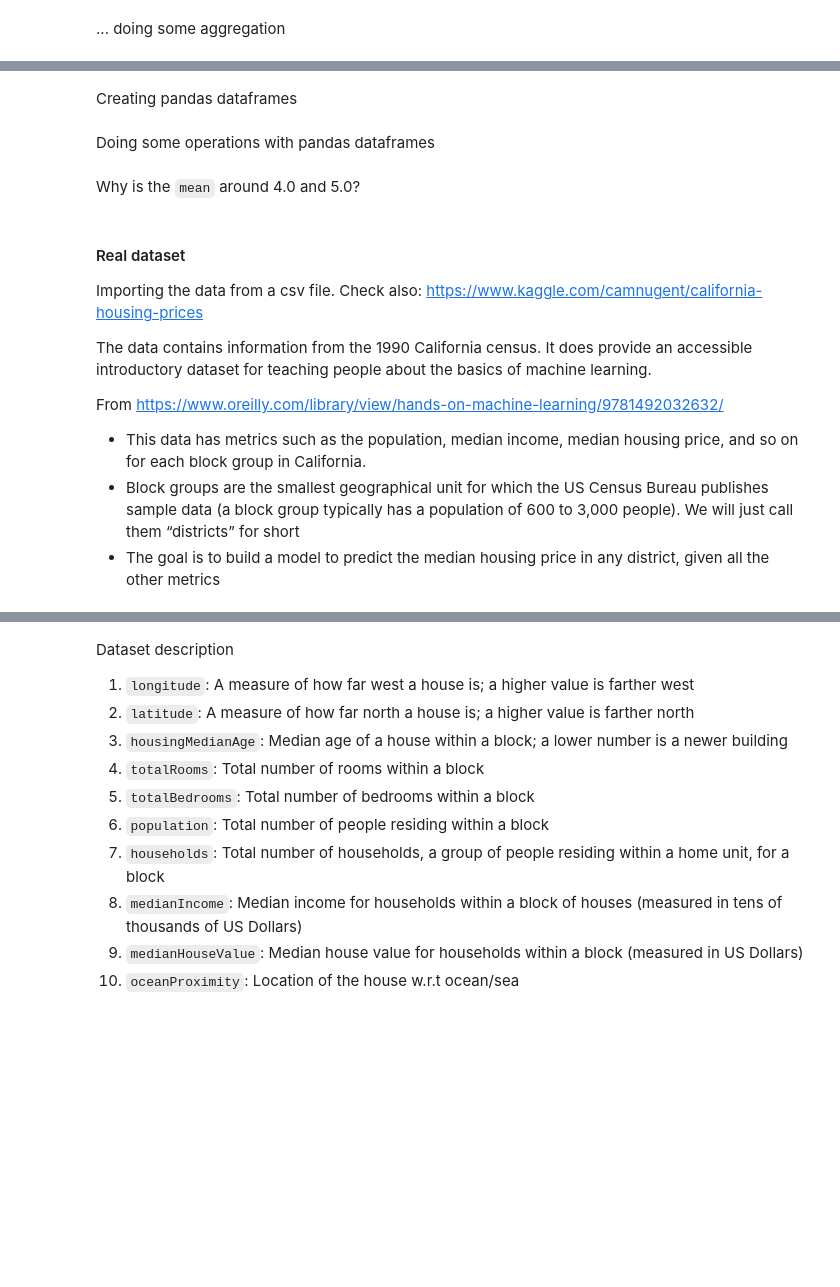
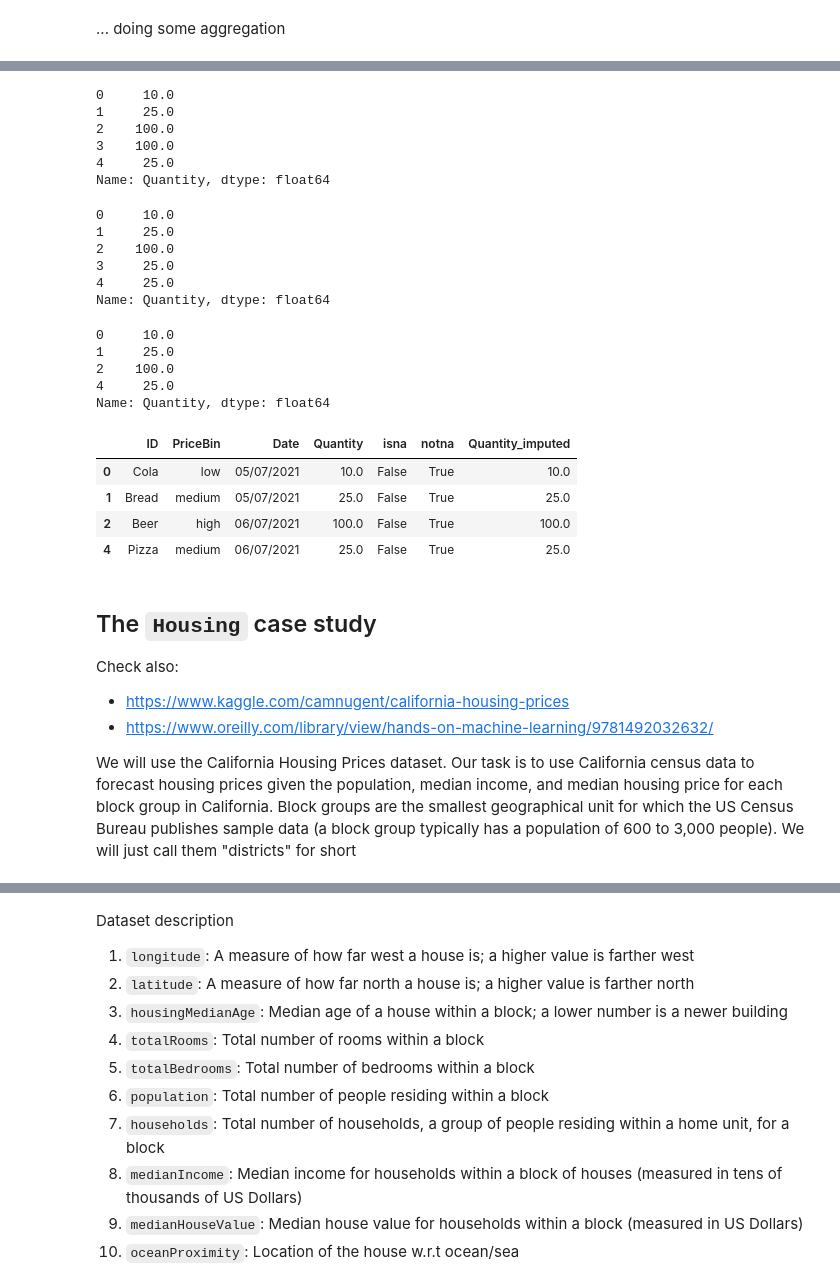
Before and after one commit to w4bo/teaching-handsondatapipelines, a Jupyter notebook: materials/01-DataPreprocessing.ipynb, the cells around one changed output, grey strips where cells are left out. Cells and saved outputs as stored; diff of their text form; code cells hidden in the pictures; blank space fills up the shorter version.

```diff
--- a/materials/01-DataPreprocessing.ipynb
+++ b/materials/01-DataPreprocessing.ipynb
@@ -65,5 +381,4 @@ df
 # %%
-ser_e.mean() # the mean is 2
 # fill the missing value with the average
-df["mean"] = ser_e.fillna(ser_e.mean())
-df
+df["Quantity_imputed"] = df["Quantity"].fillna(df["Quantity"].mean()) # fillna replaces NA values
+df[["Quantity", "Quantity_imputed"]]
@@ -70,22 +392,28 @@ df
 # %%
 # fill the missing value with the previous (not NaN) value
-df["ffill"] = ser_e.fillna(method="ffill")
-df
+df["Quantity"].fillna(method="ffill")
+# %% [output]
+0     10.0
+1     25.0
+2    100.0
+3    100.0
+4     25.0
+Name: Quantity, dtype: float64
 # %%
 # fill the missing value with the following (not NaN) value
-df["bfill"] = ser_e.fillna(method="bfill")
-df
+df["Quantity"].fillna(method="bfill")
+# %% [output]
+0     10.0
+1     25.0
+2    100.0
+3     25.0
+4     25.0
+Name: Quantity, dtype: float64
 # %%
-ser_e.dropna()
+df["Quantity"].dropna()
+# %% [output]
+0     10.0
+1     25.0
+2    100.0
+4     25.0
+Name: Quantity, dtype: float64
-# %% [markdown]
-Creating pandas dataframes
-# %%
-# create a dataframe with random data
-import random
-random.seed(3)
-df = pd.DataFrame([[random.randint(0, 9) for i in range(10)] for i in range(5)],
-                  index=[i for i in range(5)],
-                  columns=list('abcdefghij'))
-df
-# %% [markdown]
-Doing some operations with pandas dataframes
@@ -113,17 +420,23 @@ df.describe()
-# %% [markdown]
-Why is the `mean` around 4.0 and 5.0?
+# %%
+df.dropna()
+# %% [output]
+|  | ID | PriceBin | Date | Quantity | isna | notna | Quantity_imputed |
+| 0 | Cola | low | 05/07/2021 | 10.0 | False | True | 10.0 |
+| 1 | Bread | medium | 05/07/2021 | 25.0 | False | True | 25.0 |
+| 2 | Beer | high | 06/07/2021 | 100.0 | False | True | 100.0 |
+| 4 | Pizza | medium | 06/07/2021 | 25.0 | False | True | 25.0 |
 # %% [markdown]
-#### Real dataset
+## The `Housing` case study
 
-Importing the data from a csv file.
-Check also: https://www.kaggle.com/camnugent/california-housing-prices
+Check also:
 
-The data contains information from the 1990 California census. It does provide an accessible introductory dataset for teaching people about the basics of machine learning.
+- https://www.kaggle.com/camnugent/california-housing-prices
+- https://www.oreilly.com/library/view/hands-on-machine-learning/9781492032632/
 
-From https://www.oreilly.com/library/view/hands-on-machine-learning/9781492032632/
-- This data has metrics such as the population, median income, median housing price, and so on for each block group in California.
-- Block groups are the smallest geographical unit for which the US Census Bureau publishes sample data (a block group typically has a population of 600 to 3,000 people). We will just call them “districts” for short
-- The goal is to build a model to predict the median housing price in any district, given all the other metrics
+We will use the California Housing Prices dataset.
+Our task is to use California census data to forecast housing prices given the population, median income, and median housing price for each block group in California.
+Block groups are the smallest geographical unit for which the US Census Bureau publishes sample data (a block group typically has a population of 600 to 3,000 people).
+We will just call them "districts" for short
 # %%
 # df = pd.read_csv("datasets/2022-bbs-dsaa-housing.csv", delimiter=",")
 df = pd.read_csv("https://raw.githubusercontent.com/w4bo/handsOnDataPipelines/main/materials/datasets/housing.csv", delimiter=",")
```
Also changed, not shown: parts of 73 cells of this notebook, 1 other file.
